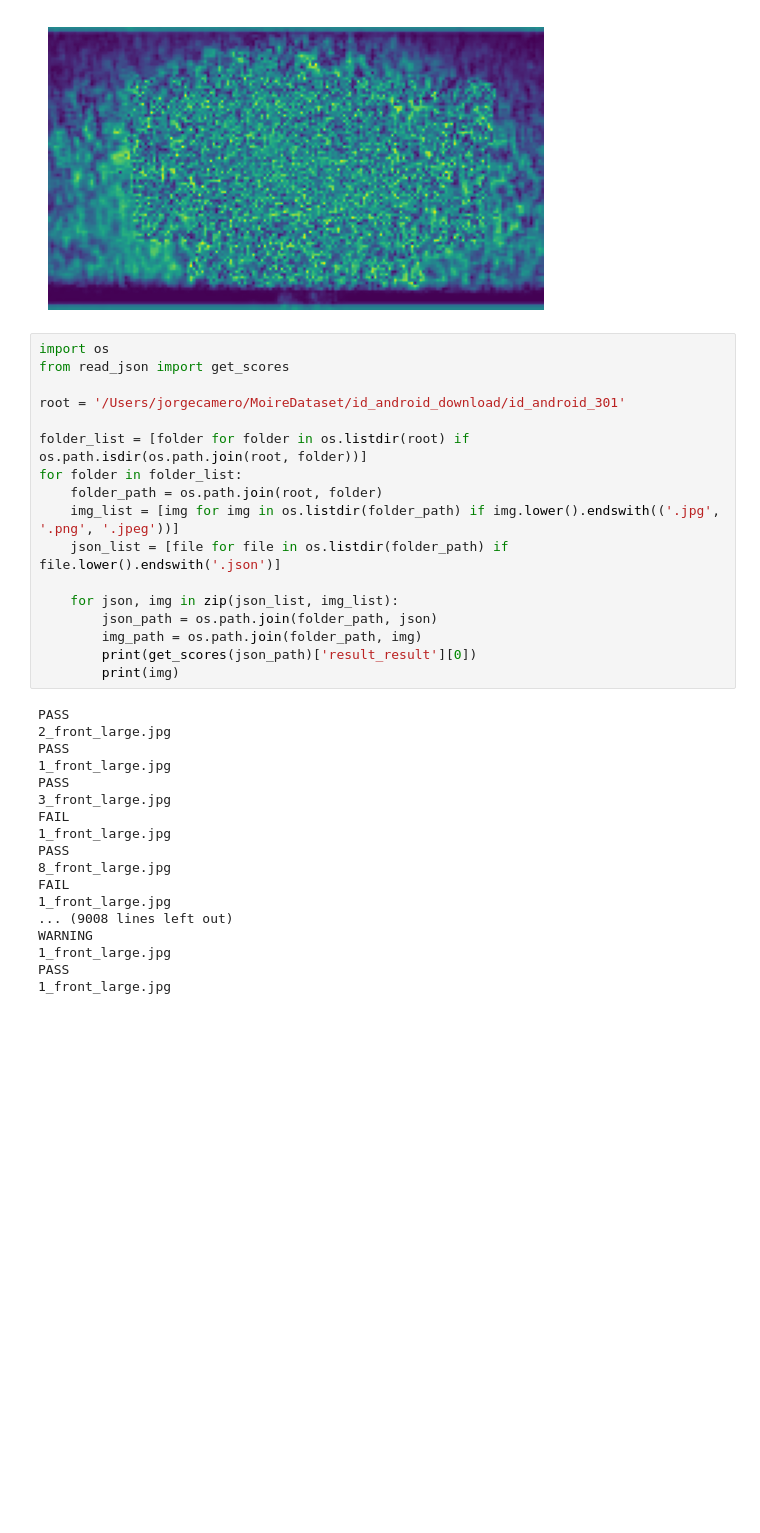
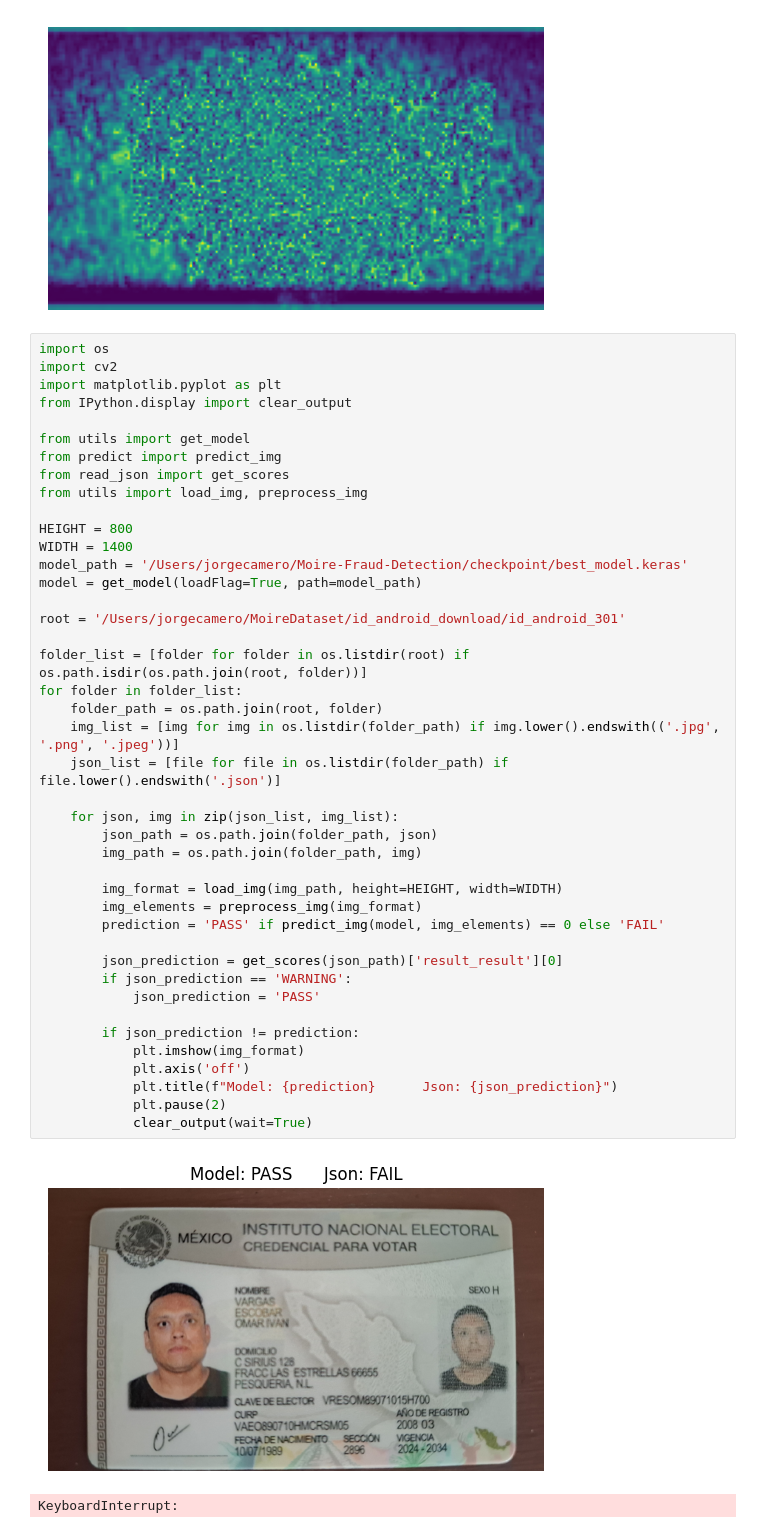
Before and after one commit to CameroJI/Moire-Fraud-Detection, a Jupyter notebook: playground.ipynb, the cells around one changed output. Drawn from its saved outputs; the diff is of its cells as text; blank space fills up the shorter version.

```diff
--- a/playground.ipynb
+++ b/playground.ipynb
@@ -134,36 +141,46 @@ for name, element in img_elements.items():
 [figure]
 # %%
 import os
+import cv2
+import matplotlib.pyplot as plt
+from IPython.display import clear_output
+
+from utils import get_model
+from predict import predict_img
 from read_json import get_scores
+from utils import load_img, preprocess_img
+
+HEIGHT = 800
+WIDTH = 1400
+model_path = '/Users/jorgecamero/Moire-Fraud-Detection/checkpoint/best_model.keras'
+model = get_model(loadFlag=True, path=model_path)
 
 root = '/Users/jorgecamero/MoireDataset/id_android_download/id_android_301'
 
 folder_list = [folder for folder in os.listdir(root) if os.path.isdir(os.path.join(root, folder))]
 for folder in folder_list:
     folder_path = os.path.join(root, folder)
     img_list = [img for img in os.listdir(folder_path) if img.lower().endswith(('.jpg', '.png', '.jpeg'))]
     json_list = [file for file in os.listdir(folder_path) if file.lower().endswith('.json')]
 
     for json, img in zip(json_list, img_list):
         json_path = os.path.join(folder_path, json)
         img_path = os.path.join(folder_path, img)
-        print(get_scores(json_path)['result_result'][0])
-        print(img)
+
+        img_format = load_img(img_path, height=HEIGHT, width=WIDTH)
+        img_elements = preprocess_img(img_format)
+        prediction = 'PASS' if predict_img(model, img_elements) == 0 else 'FAIL'
+
+        json_prediction = get_scores(json_path)['result_result'][0]
+        if json_prediction == 'WARNING':
+            json_prediction = 'PASS'
+
+        if json_prediction != prediction:
+            plt.imshow(img_format)
+            plt.axis('off')
+            plt.title(f"Model: {prediction}      Json: {json_prediction}")
+            plt.pause(2)
+            clear_output(wait=True)
 # %% [output]
+[figure, added]
-PASS
-2_front_large.jpg
-PASS
-1_front_large.jpg
-PASS
-3_front_large.jpg
-FAIL
-1_front_large.jpg
-PASS
-8_front_large.jpg
-FAIL
-1_front_large.jpg
-... (9008 lines left out)
-WARNING
-1_front_large.jpg
-PASS
-1_front_large.jpg
+KeyboardInterrupt:
```
Also changed, not shown: parts of 5 cells of this notebook.
